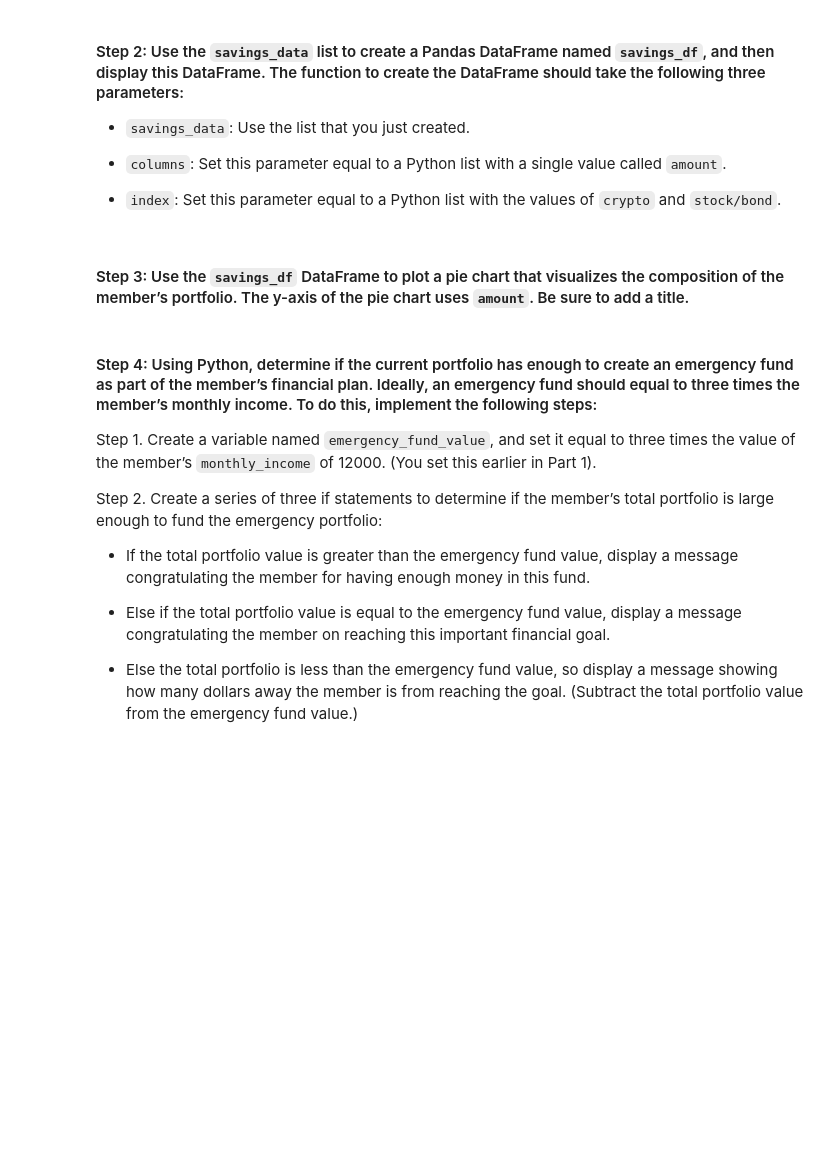
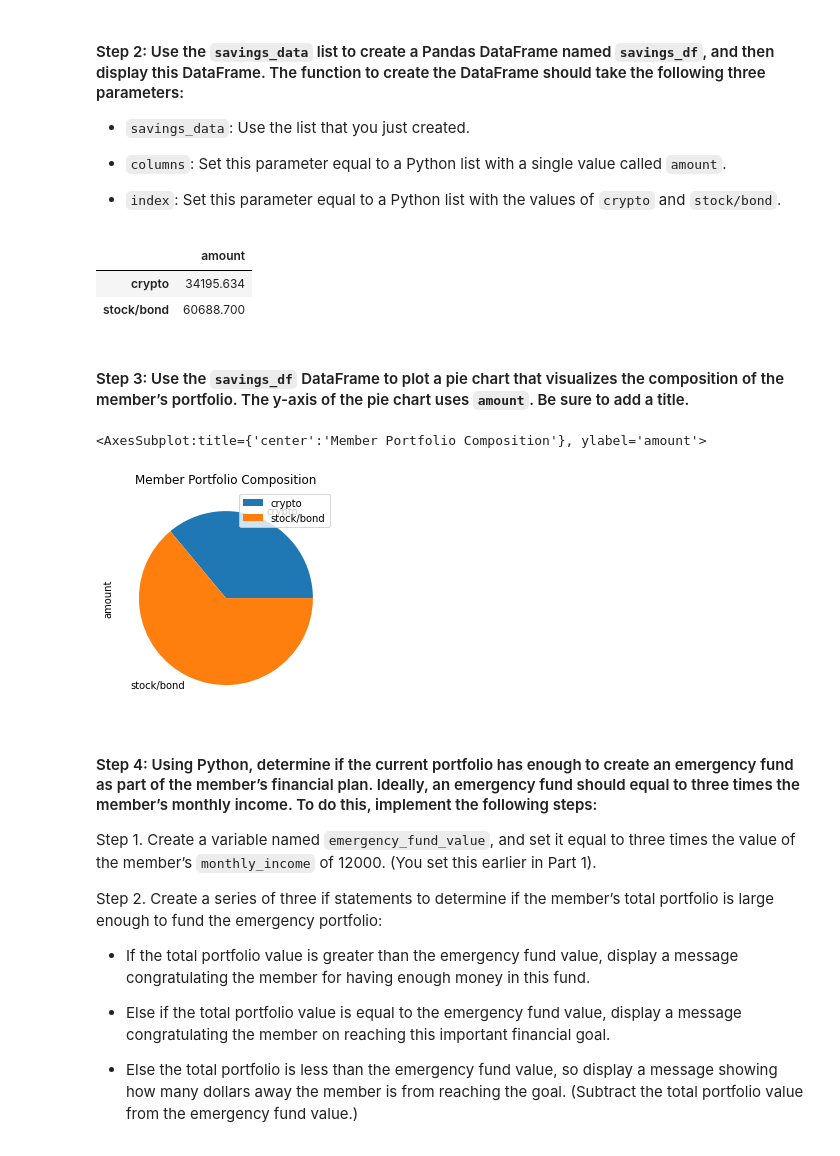
Before and after one commit to Manaanima/financial_planner_tools, a Jupyter notebook: financial_planning_tools.ipynb, the cells around one changed output. Drawn from its saved outputs; the diff is of its cells as text; code cells hidden in the pictures; blank space fills up the shorter version.

Commit message:
completed challenge
Complete module 5 challenge which include cumulative return forecasts and emergency fund evaluation of simulated credit union member's retirement portfolio

```diff
--- a/financial_planning_tools.ipynb
+++ b/financial_planning_tools.ipynb
@@ -260,6 +278,6 @@ agg_value = # YOUR CODE HERE
 # %%
 # Calculate the current value of the stock portion of the portfolio
-spy_value = # YOUR CODE HERE
+spy_value =  spy_shares * spy_close_price
 
 # Print the current value of the stock portfolio
-# YOUR CODE HERE
+print(f"The current value of the {spy_shares} SPY shares is ${spy_value: 0.2f}")
@@ -266,6 +286,6 @@ spy_value = # YOUR CODE HERE
 # %%
 # Calculate the total value of the stock and bond portion of the portfolio
-total_stocks_bonds = # YOUR CODE HERE
+total_stocks_bonds = agg_value + spy_value
 
 # Print the current balance of the stock and bond portion of the portfolio
-# YOUR CODE HERE
+print(f"The current balance of stocks and bonds in the portfolio is ${total_stocks_bonds: 0.2f}")
@@ -308,7 +332,10 @@ In this section, you’ll use the valuations for the cryptocurrency wallet and f
 #### Step 1: Create a Python list named `savings_data` that has two elements. The first element contains the total value of the cryptocurrency wallet. The second element contains the total value of the stock and bond portions of the portfolio.
 # %%
 # Consolidate financial assets data into a Python list
-# YOUR CODE HERE
+savings_data = [
+    total_crypto_wallet,
+    total_stocks_bonds,
+]
 
 # Review the Python list savings_data
-# YOUR CODE HERE
+savings_data
@@ -322,15 +351,26 @@ In this section, you’ll use the valuations for the cryptocurrency wallet and f
 - `index`: Set this parameter equal to a Python list with the values of `crypto` and `stock/bond`.
 # %%
 # Create a Pandas DataFrame called savings_df
-# YOUR CODE HERE
+savings_df = pd.DataFrame(
+    savings_data,
+    columns=["amount"],
+    index=["crypto", "stock/bond"]
+)
 
 # Display the savings_df DataFrame
-# YOUR CODE HERE
+display(savings_df)
+# %% [output]
+|  | amount |
+| crypto | 34195.634 |
+| stock/bond | 60688.700 |
 # %% [markdown]
 #### Step 3: Use the `savings_df` DataFrame to plot a pie chart that visualizes the composition of the member’s portfolio. The y-axis of the pie chart uses `amount`. Be sure to add a title.
 # %%
 # Plot the total value of the member's portfolio (crypto and stock/bond) in a pie chart
-# YOUR CODE HERE
+savings_df.plot.pie(y="amount", title="Member Portfolio Composition")
+# %% [output]
+<AxesSubplot:title={'center':'Member Portfolio Composition'}, ylabel='amount'>
+[figure, added]
 # %% [markdown]
 #### Step 4: Using Python, determine if the current portfolio has enough to create an emergency fund as part of the member’s financial plan. Ideally, an emergency fund should equal to three times the member’s monthly income. To do this, implement the following steps:
 
```
Also changed, not shown: parts of 38 cells of this notebook, 2 other files.
